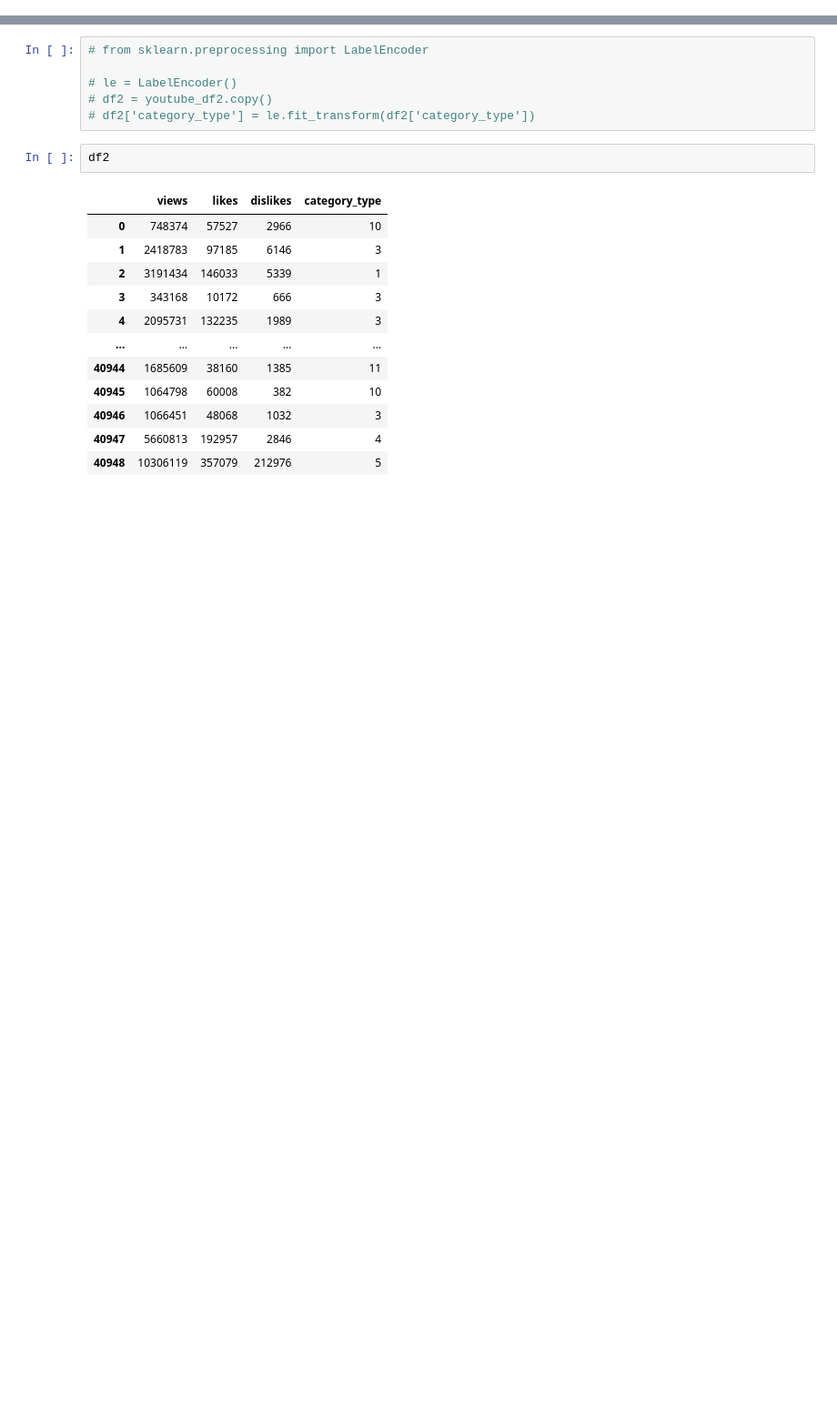
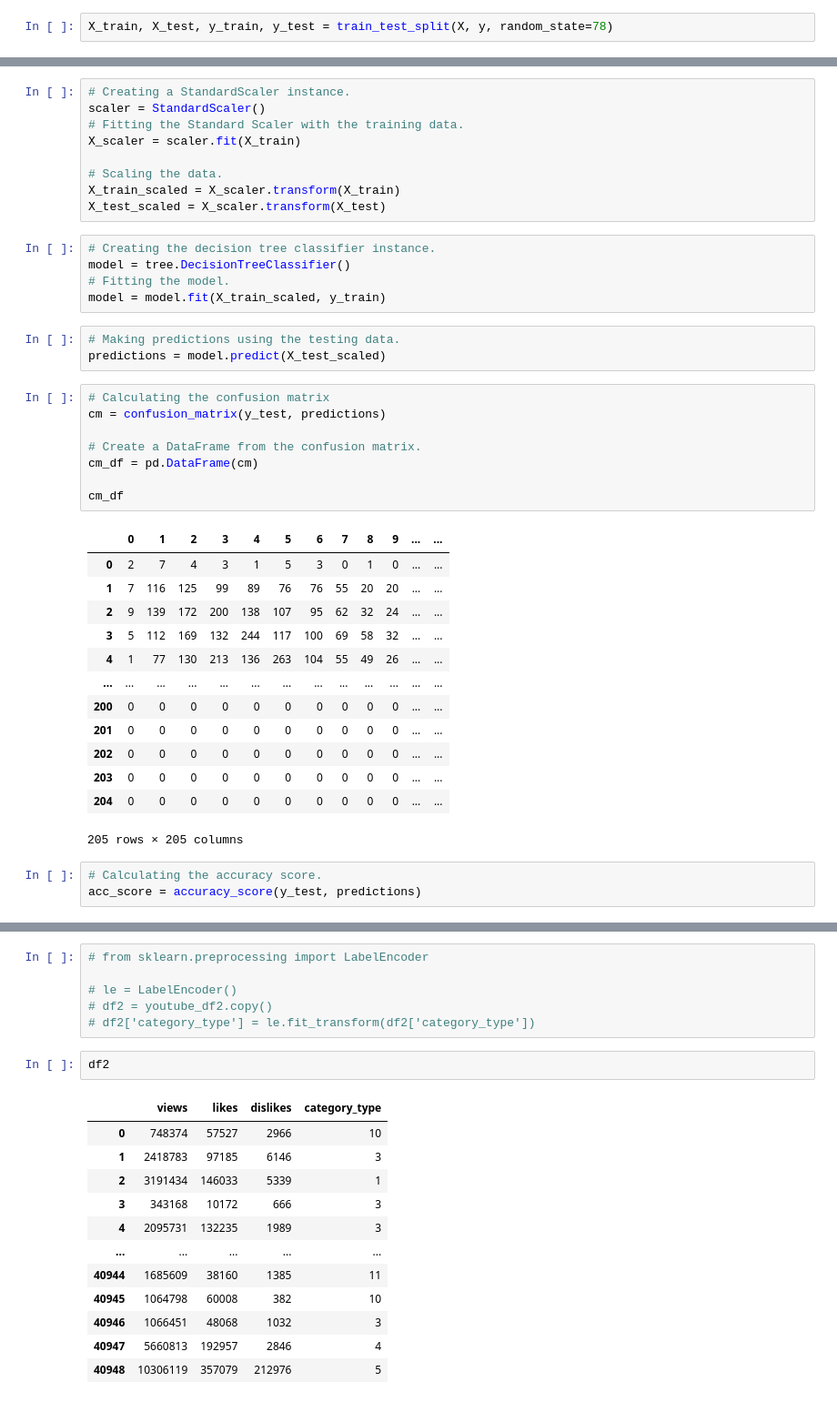
Before and after one commit to GFAmsterdam/Youtube_Trending_Video_Analysis, a Jupyter notebook: Antonio_ML/scaling_data.ipynb, the cells around one changed output, grey strips where cells are left out. Shown: that part at 91% size. Saved outputs shown, nothing was run; the diff lists cells and outputs as text; blank space fills up the shorter version.

```diff
--- a/Antonio_ML/scaling_data.ipynb
+++ b/Antonio_ML/scaling_data.ipynb
@@ -44,0 +126,2 @@ youtube_df2
+# %%
+X_train, X_test, y_train, y_test = train_test_split(X, y, random_state=78)
@@ -44,0 +139,42 @@ youtube_df2
+# %%
+# Creating a StandardScaler instance.
+scaler = StandardScaler()
+# Fitting the Standard Scaler with the training data.
+X_scaler = scaler.fit(X_train)
+
+# Scaling the data.
+X_train_scaled = X_scaler.transform(X_train)
+X_test_scaled = X_scaler.transform(X_test)
+# %%
+# Creating the decision tree classifier instance.
+model = tree.DecisionTreeClassifier()
+# Fitting the model.
+model = model.fit(X_train_scaled, y_train)
+# %%
+# Making predictions using the testing data.
+predictions = model.predict(X_test_scaled)
+# %%
+# Calculating the confusion matrix
+cm = confusion_matrix(y_test, predictions)
+
+# Create a DataFrame from the confusion matrix.
+cm_df = pd.DataFrame(cm)
+
+cm_df
+# %% [output]
+|  | 0 | 1 | 2 | 3 | 4 | 5 | 6 | 7 | 8 | 9 | ... | ... |
+| 0 | 2 | 7 | 4 | 3 | 1 | 5 | 3 | 0 | 1 | 0 | ... | ... |
+| 1 | 7 | 116 | 125 | 99 | 89 | 76 | 76 | 55 | 20 | 20 | ... | ... |
+| 2 | 9 | 139 | 172 | 200 | 138 | 107 | 95 | 62 | 32 | 24 | ... | ... |
+| 3 | 5 | 112 | 169 | 132 | 244 | 117 | 100 | 69 | 58 | 32 | ... | ... |
+| 4 | 1 | 77 | 130 | 213 | 136 | 263 | 104 | 55 | 49 | 26 | ... | ... |
+| ... | ... | ... | ... | ... | ... | ... | ... | ... | ... | ... | ... | ... |
+| 200 | 0 | 0 | 0 | 0 | 0 | 0 | 0 | 0 | 0 | 0 | ... | ... |
+| 201 | 0 | 0 | 0 | 0 | 0 | 0 | 0 | 0 | 0 | 0 | ... | ... |
+| 202 | 0 | 0 | 0 | 0 | 0 | 0 | 0 | 0 | 0 | 0 | ... | ... |
+| 203 | 0 | 0 | 0 | 0 | 0 | 0 | 0 | 0 | 0 | 0 | ... | ... |
+| 204 | 0 | 0 | 0 | 0 | 0 | 0 | 0 | 0 | 0 | 0 | ... | ... |
+205 rows × 205 columns
+# %%
+# Calculating the accuracy score.
+acc_score = accuracy_score(y_test, predictions)
```
Also changed, not shown: parts of 14 cells of this notebook, 7 other files.
